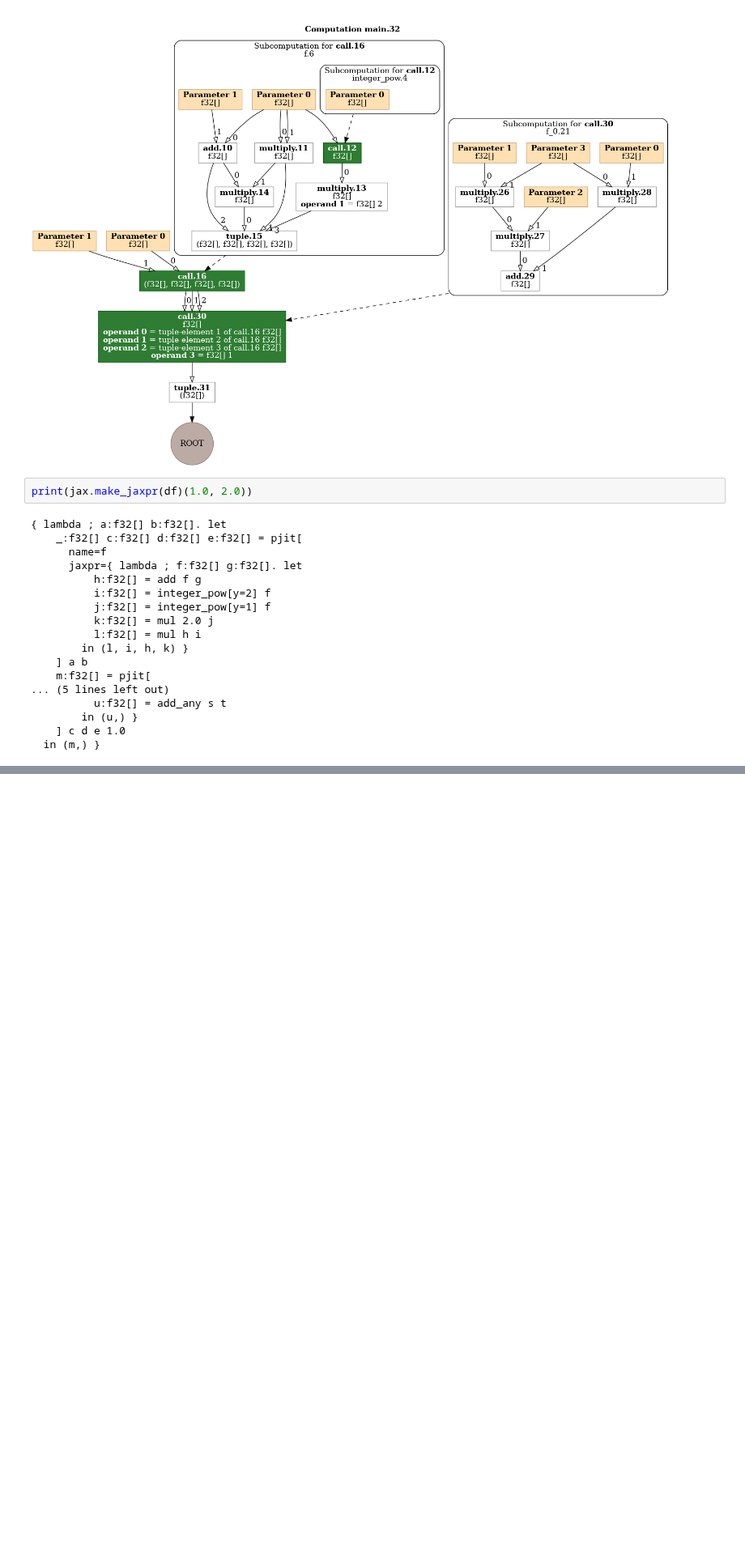
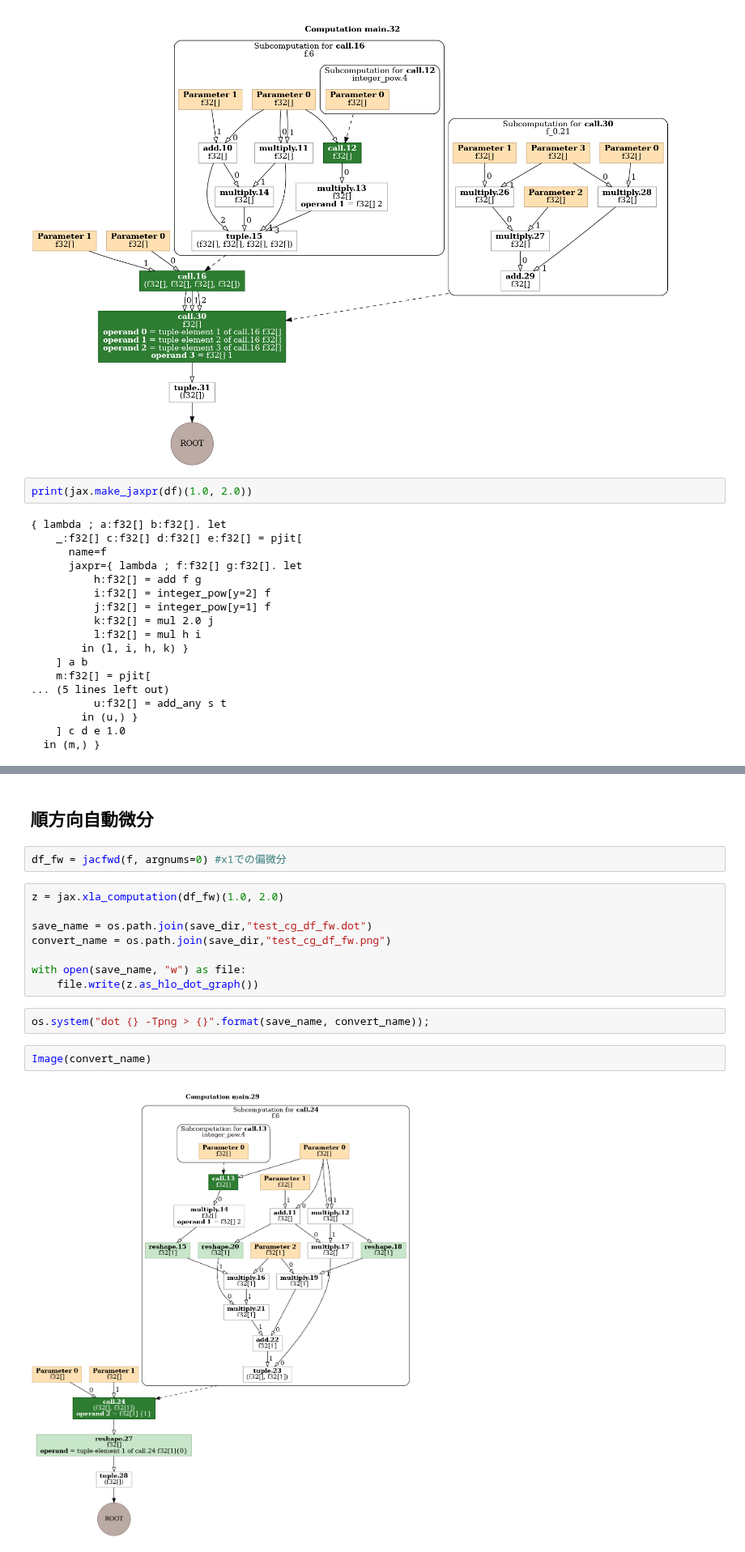
Before and after one commit to gomi-kuzu/model_base_deep, a Jupyter notebook: work/Origin/test_computation_graph.ipynb, the cells around one changed output, grey strips where cells are left out. Shown at 81% size. Saved outputs shown, nothing was run; the diff lists cells and outputs as text; blank space fills up the shorter version.

```diff
--- a/work/Origin/test_computation_graph.ipynb
+++ b/work/Origin/test_computation_graph.ipynb
@@ -85,0 +91,18 @@ print(jax.make_jaxpr(df)(1.0, 2.0))
+# %% [markdown]
+## 順方向自動微分
+# %%
+df_fw = jacfwd(f, argnums=0) #x1での偏微分
+# %%
+z = jax.xla_computation(df_fw)(1.0, 2.0)
+
+save_name = os.path.join(save_dir,"test_cg_df_fw.dot")
+convert_name = os.path.join(save_dir,"test_cg_df_fw.png")
+
+with open(save_name, "w") as file:
+    file.write(z.as_hlo_dot_graph())
+# %%
+os.system("dot {} -Tpng > {}".format(save_name, convert_name));
+# %%
+Image(convert_name)
+# %% [output]
+[figure, added]
```
Also changed, not shown: parts of 12 cells of this notebook.
